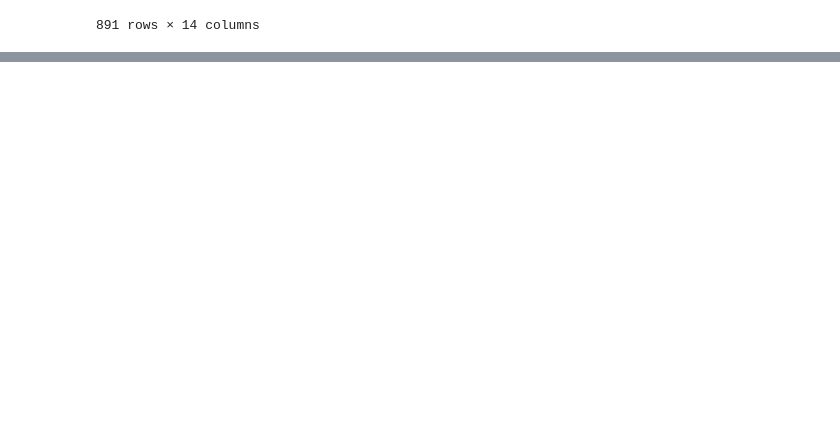
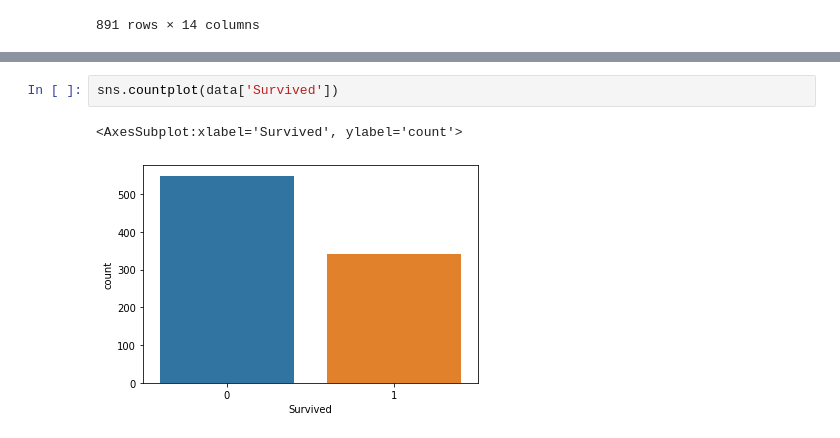
Before and after one commit to Dharmil4602/data-science-projects, a Jupyter notebook: Titanic/titanic.ipynb, the cells around one changed output, grey strips where cells are left out. Cells and saved outputs as stored; diff of their text form; blank space fills up the shorter version.

Commit message:
Displayed how many survived and how many not

```diff
--- a/Titanic/titanic.ipynb
+++ b/Titanic/titanic.ipynb
@@ -218,0 +235,5 @@ pd.get_dummies(data, columns=['Embarked'], drop_first=True)
+# %%
+sns.countplot(data['Survived'])
+# %% [output]
+<AxesSubplot:xlabel='Survived', ylabel='count'>
+[figure, added]
```
Also changed, not shown: parts of 4 cells of this notebook.
